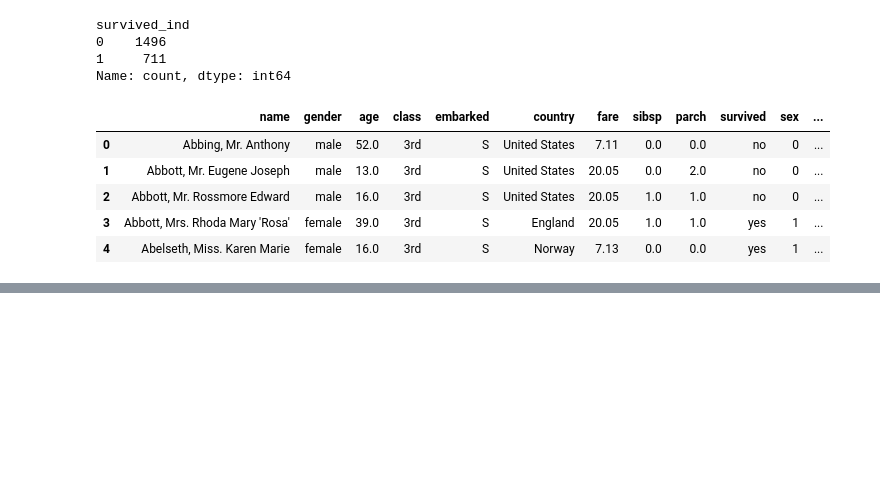
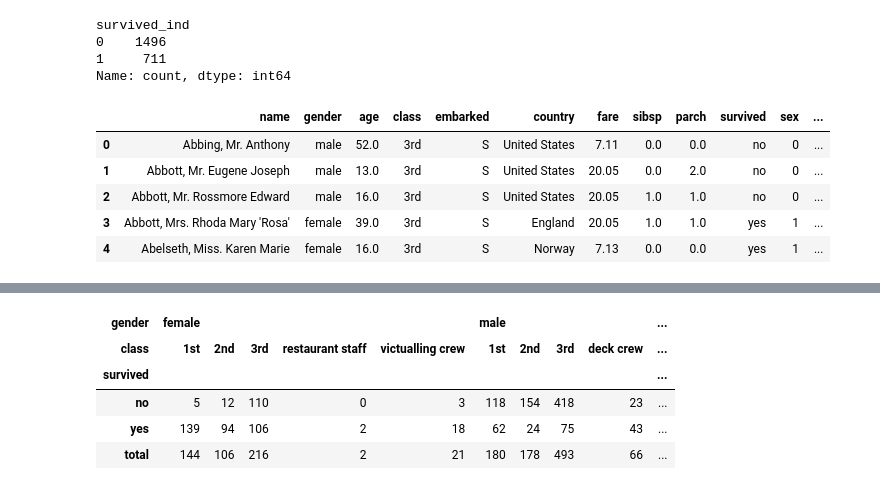
Before and after one commit to PrajwalLuitel/lambton_college_assessments, a Jupyter notebook: python_v2/class_practice/practice4.ipynb, the cells around one changed output, grey strips where cells are left out. Saved outputs shown, nothing was run; the diff lists cells and outputs as text; code cells hidden in the pictures; blank space fills up the shorter version.

Commit message:
crosstabs

```diff
--- a/python_v2/class_practice/practice4.ipynb
+++ b/python_v2/class_practice/practice4.ipynb
@@ -248,0 +268,10 @@ titanic_df.head()
+# %%
+crosstab = pd.crosstab(titanic_df['survived'], [titanic_df['gender'], titanic_df['class']], margins=True, margins_name="total")
+crosstab
+# %% [output]
+| gender | female |  |  |  |  | male |  |  |  | ... |
+| class | 1st | 2nd | 3rd | restaurant staff | victualling crew | 1st | 2nd | 3rd | deck crew | ... |
+| survived |  |  |  |  |  |  |  |  |  | ... |
+| no | 5 | 12 | 110 | 0 | 3 | 118 | 154 | 418 | 23 | ... |
+| yes | 139 | 94 | 106 | 2 | 18 | 62 | 24 | 75 | 43 | ... |
+| total | 144 | 106 | 216 | 2 | 21 | 180 | 178 | 493 | 66 | ... |
```
Also changed, not shown: parts of 3 cells of this notebook.
